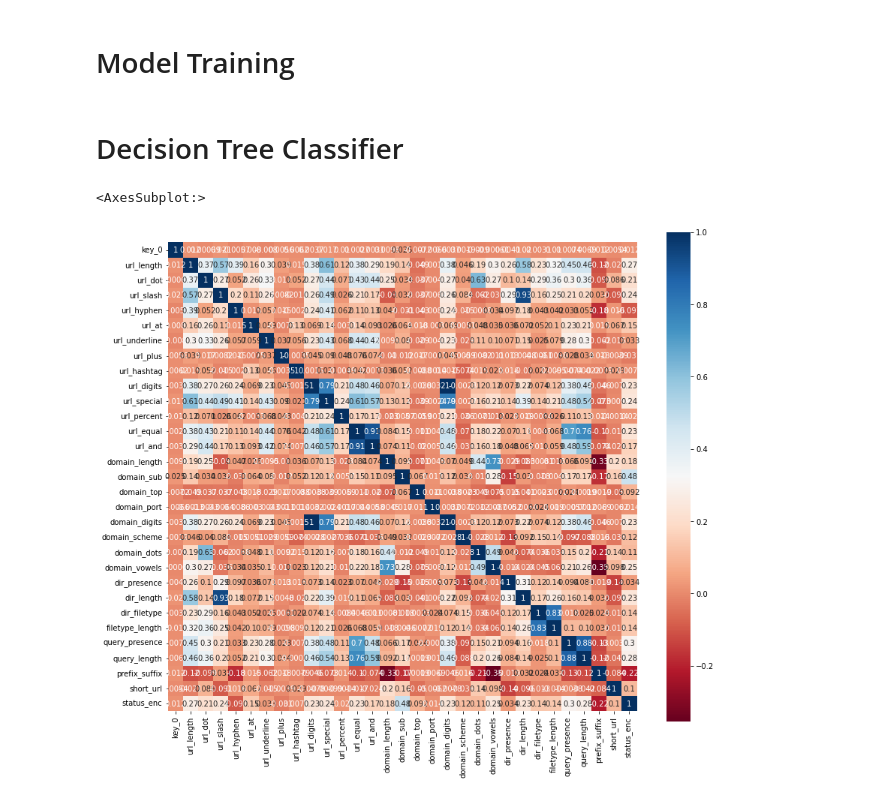
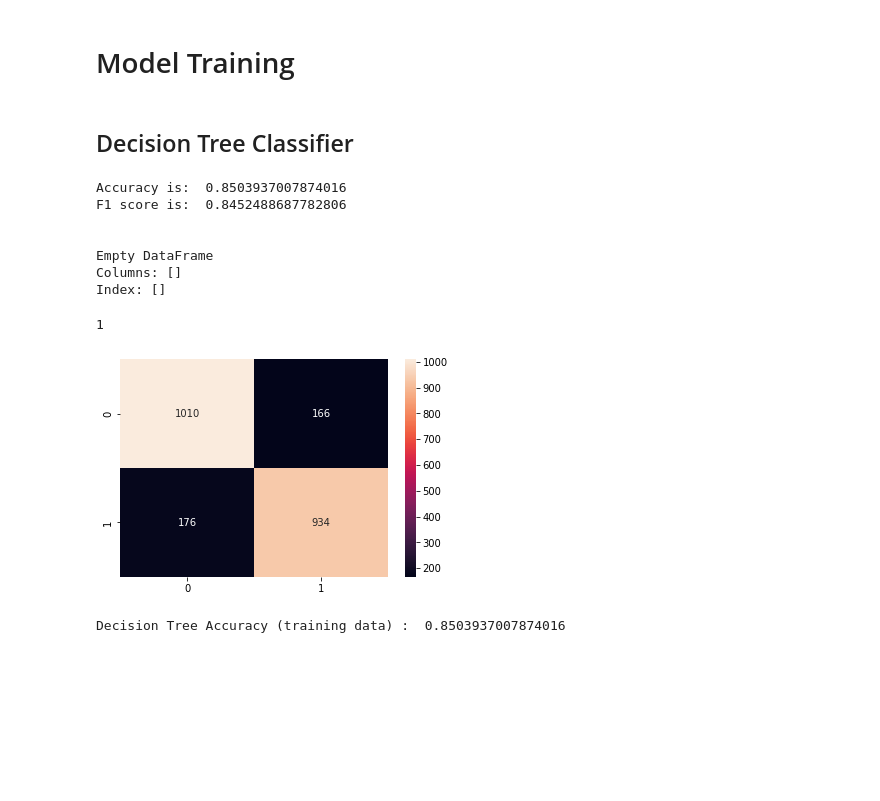
Before and after one commit to devsec-ansh/Phishing-Scam-Detection-Using-Ensemble-Machine-Learning-and-NLP, a Jupyter notebook: Phishing Detection using ML.ipynb, the cells around one changed output. Drawn from its saved outputs; the diff is of its cells as text; code cells hidden in the pictures; blank space fills up the shorter version.

Commit message:
model training

```diff
--- a/Phishing Detection using ML.ipynb
+++ b/Phishing Detection using ML.ipynb
@@ -636,8 +631,8 @@ np.random.seed(8)
 %matplotlib inline
 # %%
 def generate_accuracy_and_heatmap(model, x, y):
-#     cm = confusion_matrix(y,model.predict(x))
-#     sns.heatmap(cm,annot=True,fmt="d")
+    cm = confusion_matrix(y,model.predict(x))
+    sns.heatmap(cm,annot=True,fmt="d")
     ac = accuracy_score(y,model.predict(x))
     f_score = f1_score(y,model.predict(x))
     print('Accuracy is: ', ac)
@@ -731,7 +726,7 @@ X_train
 from sklearn.tree import DecisionTreeClassifier
 from sklearn import tree
 
-classifier = DecisionTreeClassifier(random_state=0 , max_depth=30)
+classifier = DecisionTreeClassifier(random_state=0 , max_depth=18)
 
 classifier.fit(X_train, Y_train)
 
@@ -752,7 +748,7 @@ Index: []
 # %% [markdown]
 # FEATURE SELECTION
 # %%
-select_feature = SelectKBest(chi2, k=25).fit(X_train, Y_train)
+select_feature = SelectKBest(chi2, k=28).fit(X_train, Y_train)
 # %%
 selected_features_df = pd.DataFrame({'Feature':list(X_train.columns),
                                      'Scores':select_feature.scores_})
@@ -824,13 +822,18 @@ Index: []
 # %% [markdown]
-# Decision Tree Classifier
+## Decision Tree Classifier
 # %%
-# from sklearn.tree import DecisionTreeClassifier
-# from sklearn import tree
-# classifier = DecisionTreeClassifier(random_state=0 , max_depth=8)
+from sklearn.tree import DecisionTreeClassifier
+from sklearn import tree
+# classifier_DT = DecisionTreeClassifier(random_state=8 , max_depth=18)
+classifier_DT=DecisionTreeClassifier(class_weight=None, criterion='entropy', max_depth=18,
+                                     max_features=None, max_leaf_nodes=None,
+                                     min_impurity_decrease=0.0,
+                                     min_samples_leaf=1, min_samples_split=2,
+                                     min_weight_fraction_leaf=0.0,
+                                     random_state=0, splitter='best')
+classifier_DT.fit(X_train_chi, Y_train)
 
-# classifier.fit(X_train, Y_train)
-
-# Y_predict = classifier.predict(X_val)
+Y_predict = classifier_DT.predict(X_test_chi)
 # %%
 # clf = classifier.fit(X_train, Y_train)
 # tree.plot_tree(clf)
@@ -849,12 +840,26 @@ Index: []
 # %%
-colormap = plt.cm.RdBu
-plt.figure(figsize=(14,12))
-plt.title('', y=1.05, size=15)
-sns.heatmap(X_train.merge(Y_train , on = X_train.index ).corr(),
-            square=True, cmap=colormap, linecolor='white', annot=True)
+generate_accuracy_and_heatmap(classifier_DT, X_test_chi, Y_test)
 # %% [output]
-<AxesSubplot:>
+Accuracy is:  0.8503937007874016
+F1 score is:  0.8452488687782806
+
+
+Empty DataFrame
+Columns: []
+Index: []
+1
-[figure, old version]
+[figure, new version]
+# %%
+from sklearn.metrics import accuracy_score
+
+Y_test_tree = classifier_DT.predict(X_test_chi)
+Y_train_tree = classifier_DT.predict(X_train_chi)
+
+acc_train_tree = accuracy_score(Y_test_tree,Y_test)
+
+print("Decision Tree Accuracy (training data) : ", acc_train_tree)
+# %% [output]
+Decision Tree Accuracy (training data) :  0.8503937007874016
 # %%
 # from sklearn.metrics import confusion_matrix
 # from sklearn.metrics import classification_report
```
Also changed, not shown: parts of 35 cells of this notebook.
